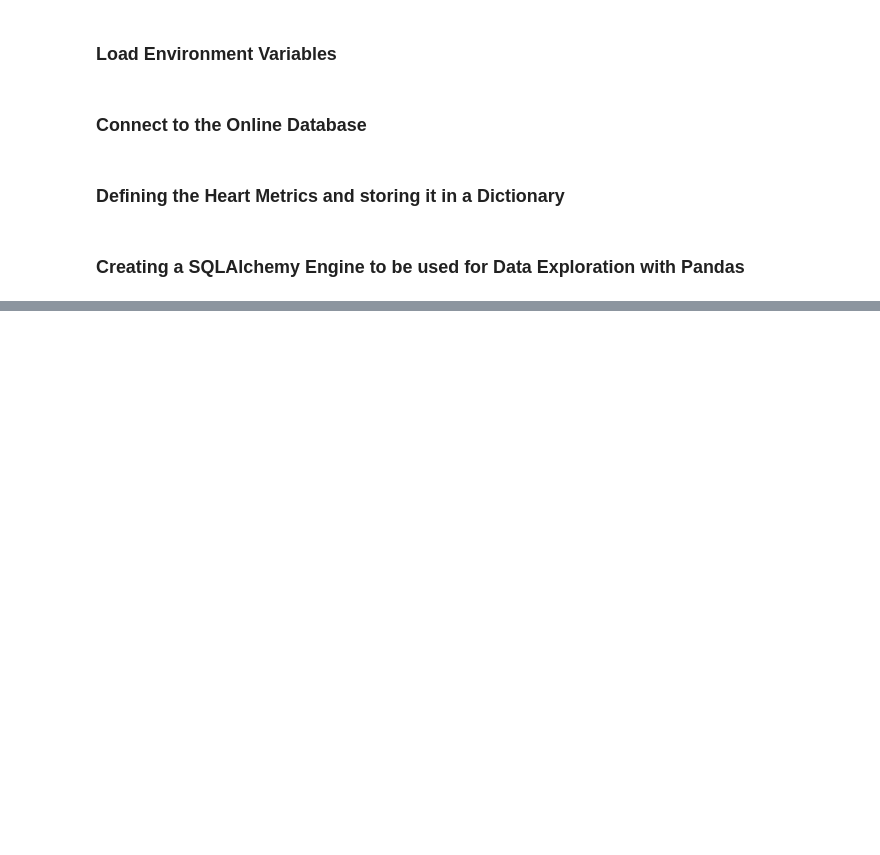
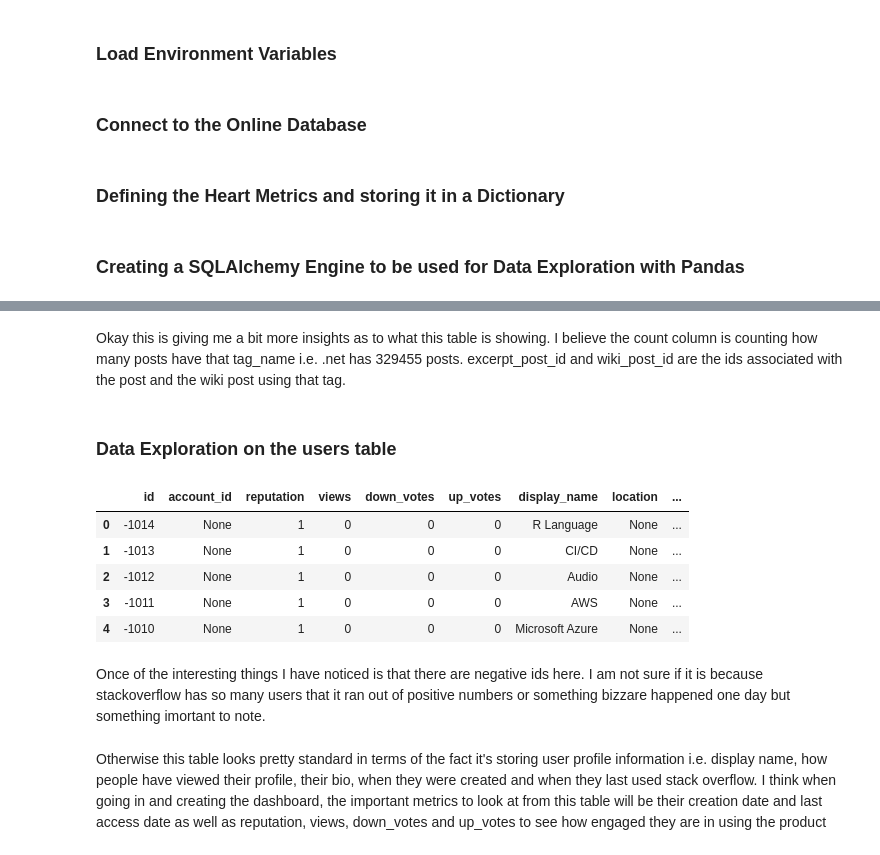
Before and after one commit to denisecodes/stack_overflow_dashboard, a Jupyter notebook: stack_overflow_dashboard.ipynb, the cells around one changed output, grey strips where cells are left out. Cells and saved outputs as stored; diff of their text form; code cells hidden in the pictures; blank space fills up the shorter version.

```diff
--- a/stack_overflow_dashboard.ipynb
+++ b/stack_overflow_dashboard.ipynb
@@ -78,0 +270,19 @@ posts_df
+# %% [markdown]
+Okay this is giving me a bit more insights as to what this table is showing. I believe the count column is counting how many posts have that tag_name i.e. .net has 329455 posts. excerpt_post_id and wiki_post_id are the ids associated with the post and the wiki post using that tag.
+# %% [markdown]
+### Data Exploration on the users table
+# %%
+users_query = "SELECT * FROM users ORDER BY id LIMIT 5"
+users_df = pd.read_sql(users_query, connection)
+users_df
+# %% [output]
+|  | id | account_id | reputation | views | down_votes | up_votes | display_name | location | ... |
+| 0 | -1014 | None | 1 | 0 | 0 | 0 | R Language | None | ... |
+| 1 | -1013 | None | 1 | 0 | 0 | 0 | CI/CD | None | ... |
+| 2 | -1012 | None | 1 | 0 | 0 | 0 | Audio | None | ... |
+| 3 | -1011 | None | 1 | 0 | 0 | 0 | AWS | None | ... |
+| 4 | -1010 | None | 1 | 0 | 0 | 0 | Microsoft Azure | None | ... |
+# %% [markdown]
+Once of the interesting things I have noticed is that there are negative ids here. I am not sure if it is because stackoverflow has so many users that it ran out of positive numbers or something bizzare happened one day but something imortant to note.
+# %% [markdown]
+Otherwise this table looks pretty standard in terms of the fact it's storing user profile information i.e. display name, how people have viewed their profile, their bio, when they were created and when they last used stack overflow. I think when going in and creating the dashboard, the important metrics to look at from this table will be their creation date and last access date as well as reputation, views, down_votes and up_votes to see how engaged they are in using the product
```
Also changed, not shown: parts of 32 cells of this notebook.
